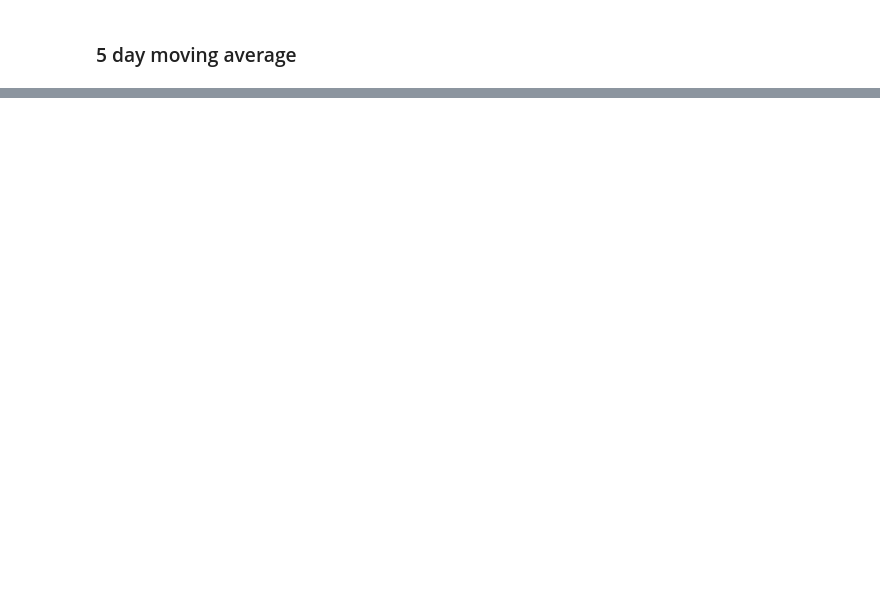
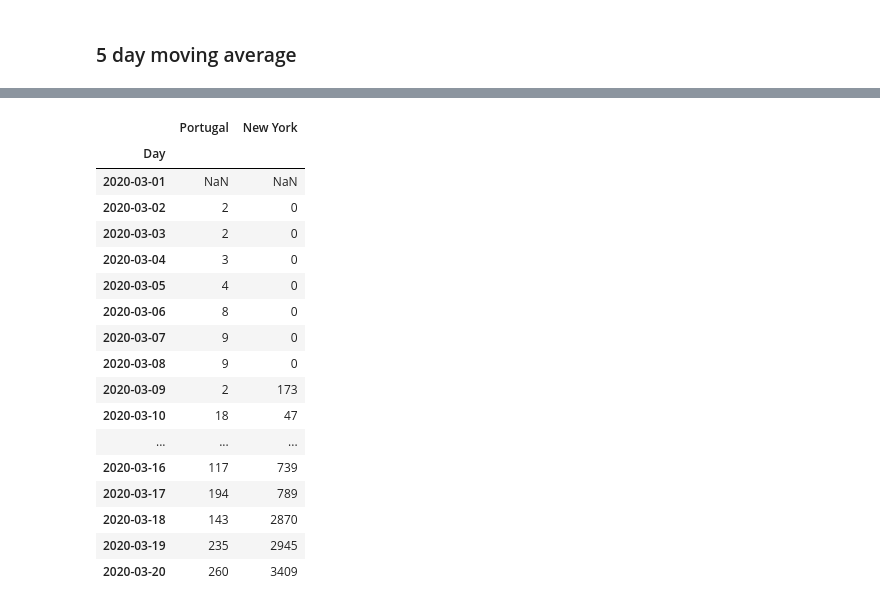
Before and after one commit to ruimaranhao/covid19_growth, a Jupyter notebook: growth_covid19.ipynb, the cells around one changed output, grey strips where cells are left out. Saved outputs shown, nothing was run; the diff lists cells and outputs as text; code cells hidden in the pictures; blank space fills up the shorter version.

```diff
--- a/growth_covid19.ipynb
+++ b/growth_covid19.ipynb
@@ -85,0 +132,22 @@ plt.show()
+# %%
+df_newcases = dataset.diff()
+df_newcases
+# %% [output]
+|  | Portugal | New York |
+| Day |  |  |
+| 2020-03-01 | NaN | NaN |
+| 2020-03-02 | 2 | 0 |
+| 2020-03-03 | 2 | 0 |
+| 2020-03-04 | 3 | 0 |
+| 2020-03-05 | 4 | 0 |
+| 2020-03-06 | 8 | 0 |
+| 2020-03-07 | 9 | 0 |
+| 2020-03-08 | 9 | 0 |
+| 2020-03-09 | 2 | 173 |
+| 2020-03-10 | 18 | 47 |
+| ... | ... | ... |
+| 2020-03-16 | 117 | 739 |
+| 2020-03-17 | 194 | 789 |
+| 2020-03-18 | 143 | 2870 |
+| 2020-03-19 | 235 | 2945 |
+| 2020-03-20 | 260 | 3409 |
```
Also changed, not shown: parts of 9 cells of this notebook.
